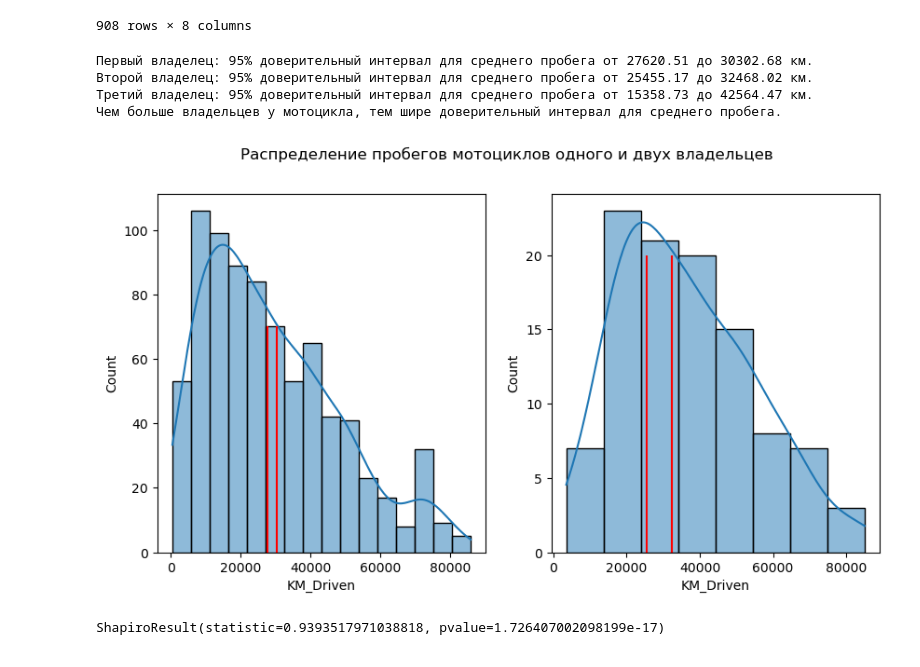
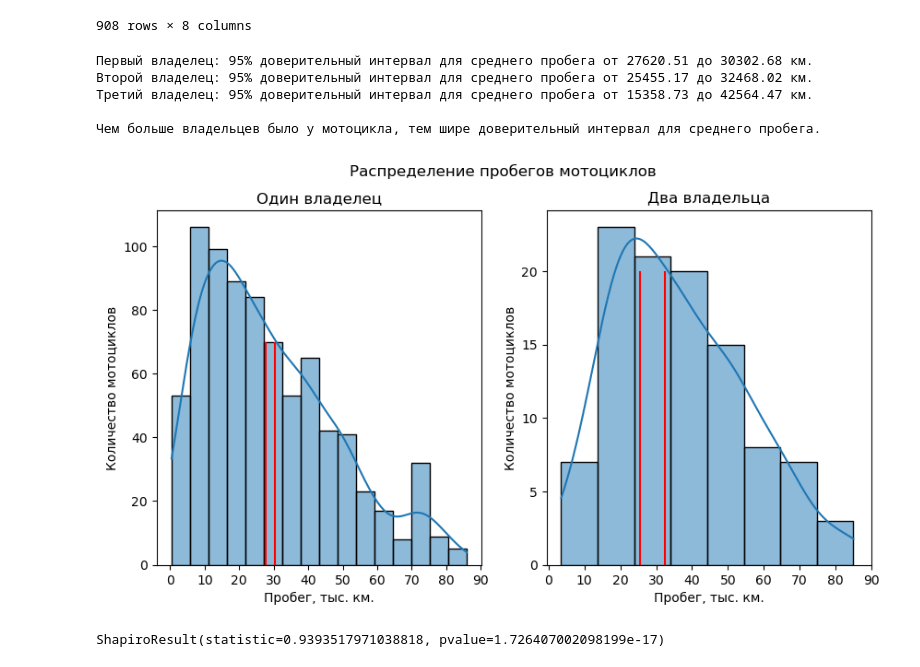
Before and after one commit to V1-code/DZ-11_08.10.2024, a Jupyter notebook: ДЗ-11.ipynb, the cells around one changed output. Cells and saved outputs as stored; diff of their text form; code cells hidden in the pictures.

```diff
--- a/ДЗ-11.ipynb
+++ b/ДЗ-11.ipynb
@@ -173,28 +173,37 @@ n_3owner = df_3owner.count()
 ci_3owner = stats.norm.interval(confidence = alpha, loc = mean_1owner, scale = np.sqrt(var_3owner/n_3owner))
 print(f'Третий владелец: 95% доверительный интервал для среднего пробега от {ci_3owner[0].round(2)} до {ci_3owner[1].round(2)} км.')
 
-print('Чем больше владельцев у мотоцикла, тем шире доверительный интервал для среднего пробега. ')
+print('\n'+'Чем больше владельцев было у мотоцикла, тем шире доверительный интервал для среднего пробега. ')
 # %% [output]
 Первый владелец: 95% доверительный интервал для среднего пробега от 27620.51 до 30302.68 км.
 Второй владелец: 95% доверительный интервал для среднего пробега от 25455.17 до 32468.02 км.
 Третий владелец: 95% доверительный интервал для среднего пробега от 15358.73 до 42564.47 км.
-Чем больше владельцев у мотоцикла, тем шире доверительный интервал для среднего пробега.
+
+Чем больше владельцев было у мотоцикла, тем шире доверительный интервал для среднего пробега.
 # %%
 # 3. Оцените распределение этих переменных на нормальность с помощью формальных тестов и с помощью
 #    альтернативных методов. Сделайте вывод.
 # %%
 fig, (ax1, ax2)  = plt.subplots(1,2,figsize = (10,5))
-plt.suptitle('Распределение пробегов мотоциклов одного и двух владельцев')
+plt.suptitle('Распределение пробегов мотоциклов')
 
 sns.histplot(df_1owner, kde=True, ax=ax1)
 ax1.vlines(x=ci_1owner, ymin=0, ymax=70, color='red')
+ax1.set_title("Один владелец")
+ax1.set_xticks(ticks=range(0,100000,10000), labels=range(0,100,10))
+ax1.set_xlabel('Пробег, тыс. км.')
+ax1.set_ylabel('Количество мотоциклов')
 
 sns.histplot(df_2owner, kde=True, ax=ax2)
 ax2.vlines(x=ci_2owner, ymin=0, ymax=20, color='red')
+ax2.set_title("Два владельца")
+ax2.set_xticks(ticks=range(0,100000,10000), labels=range(0,100,10))
+ax2.set_xlabel('Пробег, тыс. км.')
+ax2.set_ylabel('Количество мотоциклов')
 
 plt.show()
 # %% [output]
-[figure, old version]
+[figure, new version]
 # %%
 # Тест Шапиро-Уилка
 
```
Also changed, not shown: parts of 8 cells of this notebook.
